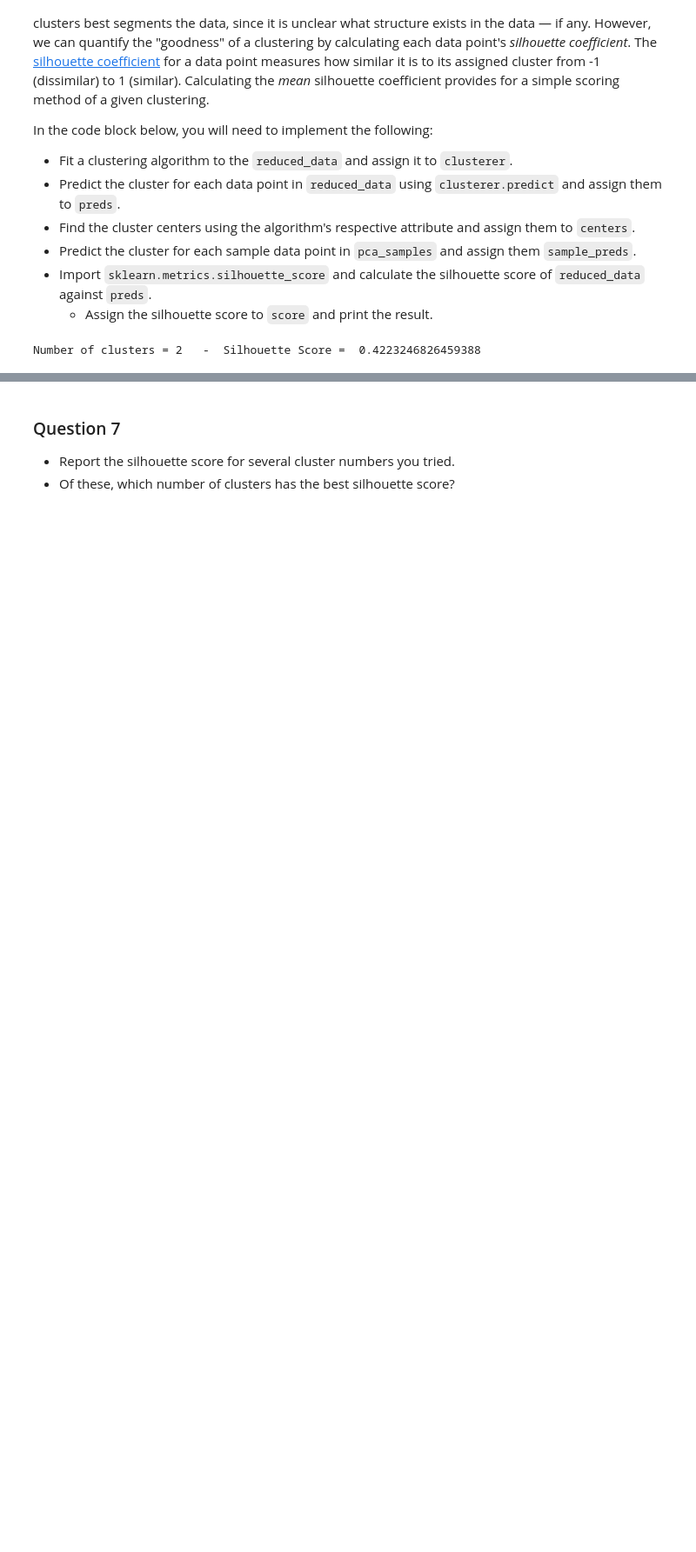
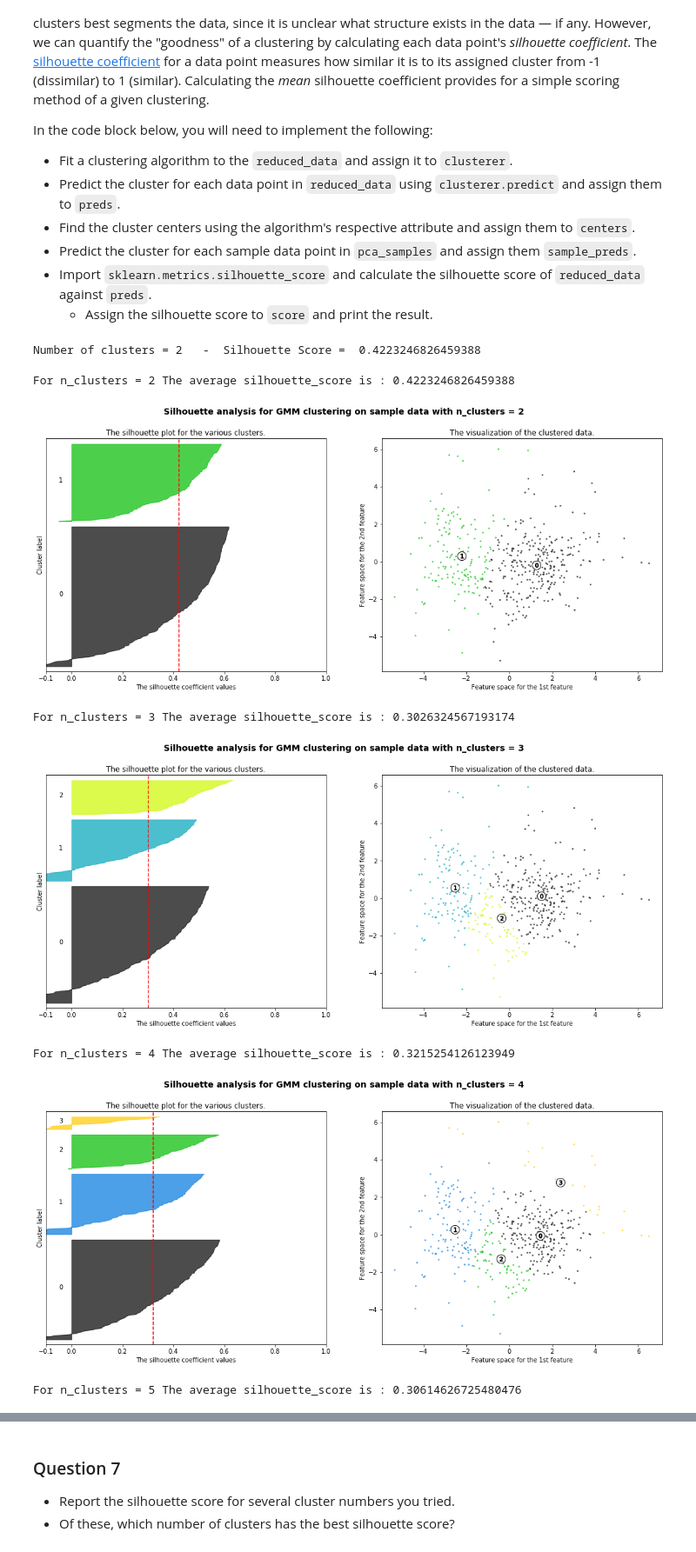
Before and after one commit to gaworecki5/udacity-machine-learning, a Jupyter notebook: P4- Unsupervised Learning/customer_segments.ipynb, the cells around one changed output, grey strips where cells are left out. Shown at 87% size. Cells and saved outputs as stored; diff of their text form; code cells hidden in the pictures; blank space fills up the shorter version.

```diff
--- a/P4- Unsupervised Learning/customer_segments.ipynb
+++ b/P4- Unsupervised Learning/customer_segments.ipynb
@@ -502,3 +513,18 @@ score = silhouette_score(reduced_data, preds)
 print('Number of clusters =', n_clusters, '  -  Silhouette Score = ', score)
 # %% [output]
 Number of clusters = 2   -  Silhouette Score =  0.4223246826459388
+# %%
+#viaualize cluster balance and distribution for a range of different cluster numbers
+from visuals import sil_vis
+
+range_n_clusters = [2,3,4,5,6,10,15]
+
+vs.sil_vis(reduced_data, range_n_clusters)
+# %% [output]
+For n_clusters = 2 The average silhouette_score is : 0.4223246826459388
+[figure, added]
+For n_clusters = 3 The average silhouette_score is : 0.3026324567193174
+[figure, added]
+For n_clusters = 4 The average silhouette_score is : 0.3215254126123949
+[figure, added]
+For n_clusters = 5 The average silhouette_score is : 0.30614626725480476
```
Also changed, not shown: parts of 15 cells of this notebook, 1 other file.
